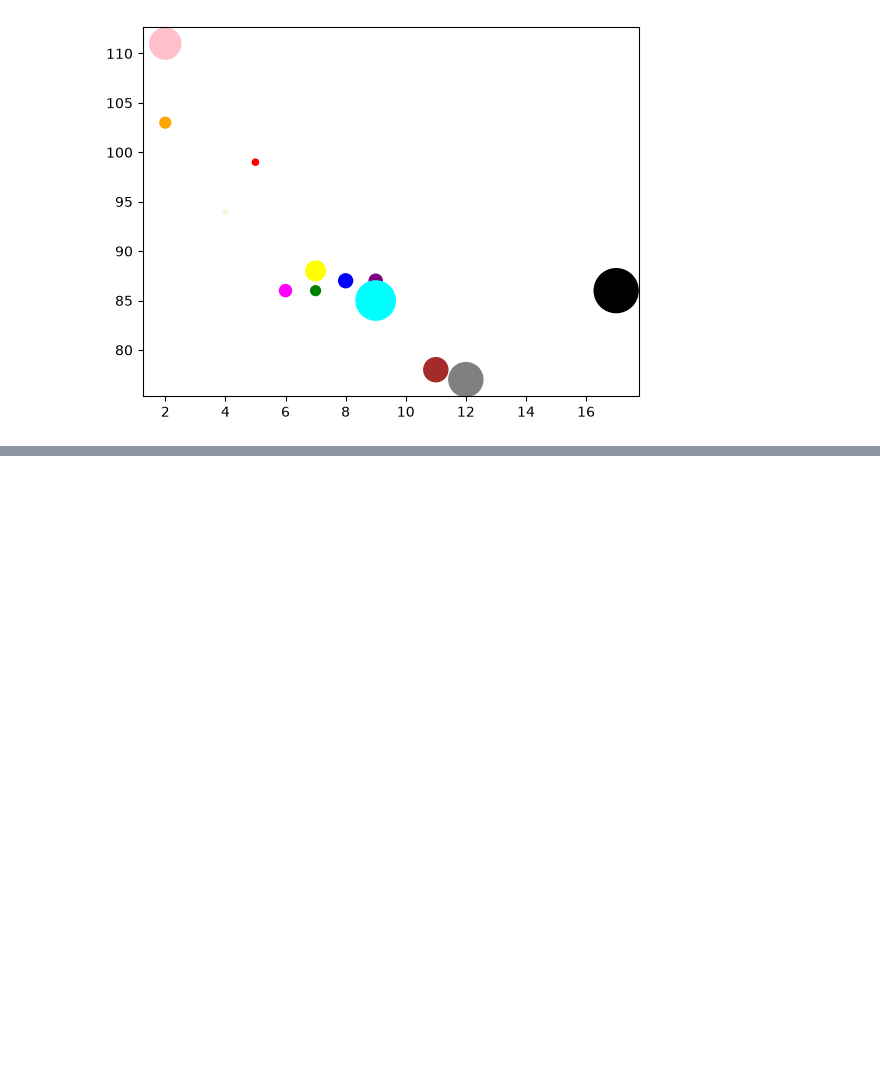
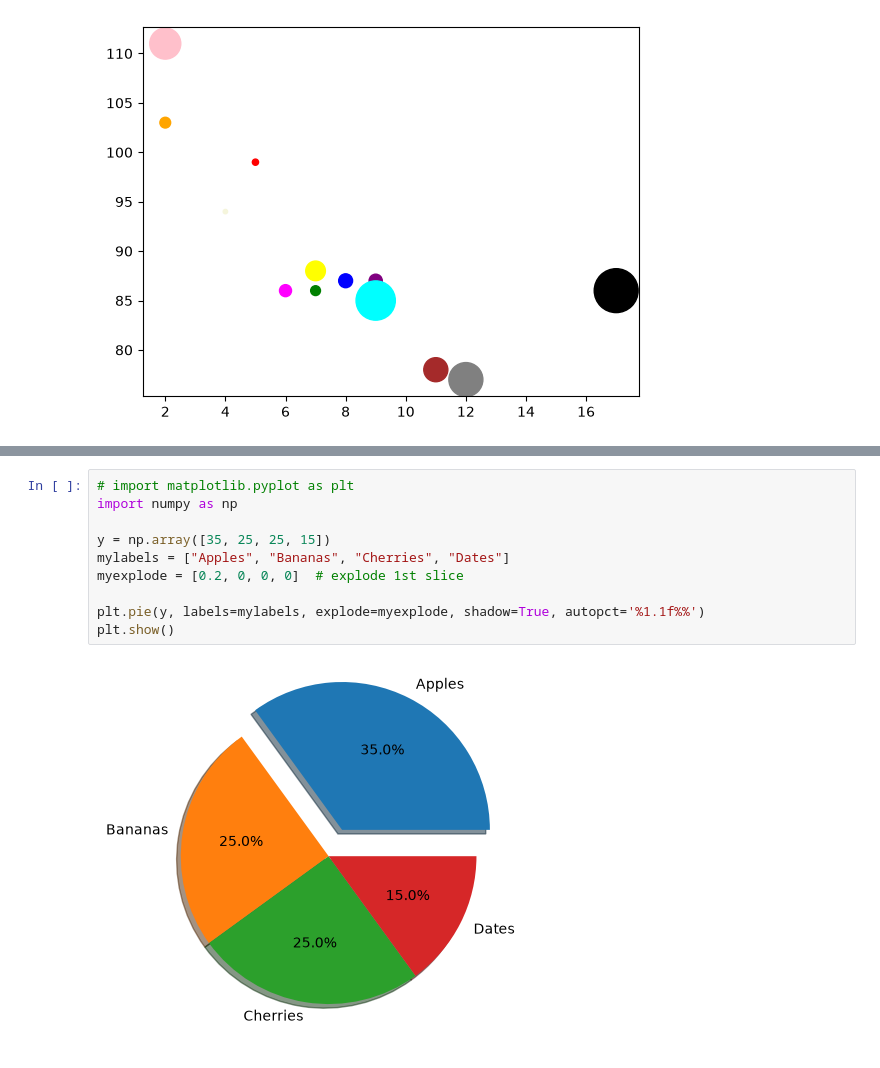
Before and after one commit to abhijitpavse/python_programs, a Jupyter notebook: Libraries/Matplotlib.ipynb, the cells around one changed output, grey strips where cells are left out. Saved outputs shown, nothing was run; the diff lists cells and outputs as text; blank space fills up the shorter version.

```diff
--- a/Libraries/Matplotlib.ipynb
+++ b/Libraries/Matplotlib.ipynb
@@ -107,0 +112,12 @@ plt.show()
+# %%
+# import matplotlib.pyplot as plt
+import numpy as np
+
+y = np.array([35, 25, 25, 15])
+mylabels = ["Apples", "Bananas", "Cherries", "Dates"]
+myexplode = [0.2, 0, 0, 0]  # explode 1st slice
+
+plt.pie(y, labels=mylabels, explode=myexplode, shadow=True, autopct='%1.1f%%')
+plt.show()
+# %% [output]
+[figure, added]
```
Also changed, not shown: parts of 7 cells of this notebook, 4 other files.
